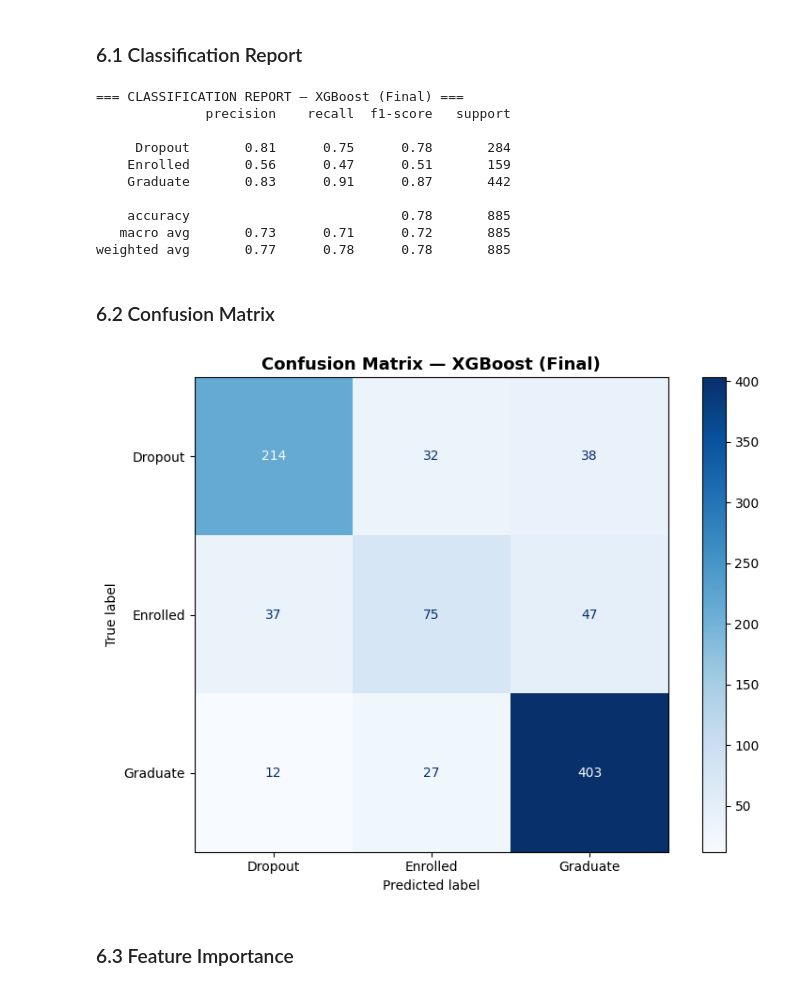
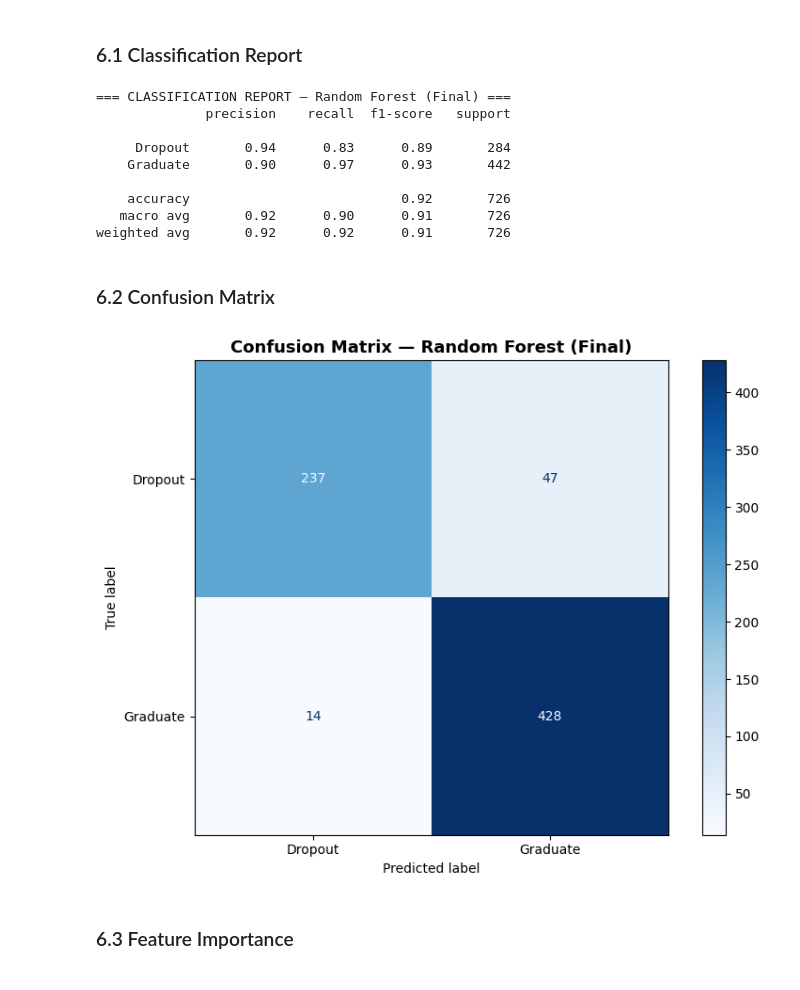
Before and after one commit to ftriara/fitriara_dicoding-submission-akhir, a Jupyter notebook: notebook.ipynb, the cells around one changed output. Saved outputs shown, nothing was run; the diff lists cells and outputs as text; code cells hidden in the pictures.

```diff
--- a/notebook.ipynb
+++ b/notebook.ipynb
@@ -435,9 +435,13 @@ df_prep[['Avg_approved', 'Avg_grade', 'Approval_rate', 'Financial_risk']].descri
 # Simpan clean data untuk dashboard
 df_prep.to_csv('clean_data.csv', index=False)
 
+# Hapus data dengan status Enrolled (Untuk modeling)
+df_prep = df_prep[df_prep['Status'] != 'Enrolled']
+
 # Encode target
 le = LabelEncoder()
 df_prep['Status_encoded'] = le.fit_transform(df_prep['Status'])
+
 print('Mapping kelas:', dict(zip(le.classes_, le.transform(le.classes_))))
 
 X = df_prep.drop(['Status', 'Status_encoded'], axis=1)
@@ -480,7 +483,7 @@ Name: count, dtype: int64
 ### 5.1 Baseline Models
 # %%
 models = {
-    'Random Forest': RandomForestClassifier(random_state=RANDOM_STATE, n_jobs=-1,class_weight='balanced'),
+    'Random Forest': RandomForestClassifier(random_state=RANDOM_STATE, n_jobs=-1),
     'XGBoost': XGBClassifier(random_state=RANDOM_STATE, eval_metric='mlogloss', verbosity=0)
 }
 
@@ -536,18 +538,21 @@ plt.show()
 # %%
 param_dist = {
-    'n_estimators': [100, 150, 200],
-    'max_depth': [3, 4, 6],
-    'learning_rate': [0.01, 0.05, 0.1],
-    'subsample': [0.7, 0.8, 1.0],
-    'colsample_bytree': [0.7, 0.8, 1.0],
-    'gamma': [0, 0.1, 0.3],
-    'min_child_weight': [1, 3, 5]
+    'n_estimators': [100, 200, 300],
+    'max_depth': [None, 5, 10, 20, 30],
+    'min_samples_split': [2, 5, 10, 20],
+    'min_samples_leaf': [1, 2, 4, 8],
+    'max_features': ['sqrt', 'log2', None]
 }
 
 cv = StratifiedKFold(n_splits=5, shuffle=True, random_state=RANDOM_STATE)
 
+rf = RandomForestClassifier(
+    random_state=RANDOM_STATE,
+    n_jobs=-1
+)
+
 random_search = RandomizedSearchCV(
-    estimator=XGBClassifier(random_state=RANDOM_STATE, eval_metric='mlogloss', verbosity=0),
+    estimator=rf,
     param_distributions=param_dist,
     n_iter=20,
     scoring='f1_weighted',
@@ -560,11 +565,12 @@ random_search = RandomizedSearchCV(
 random_search.fit(X_train, y_train)
 
 best_model = random_search.best_estimator_
+
 print("Best Params:", random_search.best_params_)
 
 y_pred_best = best_model.predict(X_test)
 
-print('XGBoost (Tuned)')
+print('Random Forest (Tuned)')
 print(f'Accuracy: {accuracy_score(y_test, y_pred_best):.4f}')
 print(f'F1-Weighted: {f1_score(y_test, y_pred_best, average="weighted"):.4f}')
 print(f'F1-Macro: {f1_score(y_test, y_pred_best, average="macro"):.4f}')
@@ -581,32 +587,31 @@ F1-Macro: 0.7204
 # %% [markdown]
 ### 6.1 Classification Report
 # %%
-print('=== CLASSIFICATION REPORT — XGBoost (Final) ===')
+print('=== CLASSIFICATION REPORT — Random Forest (Final) ===')
 print(classification_report(y_test, y_pred_best, target_names=le.classes_))
 # %% [output]
-=== CLASSIFICATION REPORT — XGBoost (Final) ===
+=== CLASSIFICATION REPORT — Random Forest (Final) ===
               precision    recall  f1-score   support
 
-     Dropout       0.81      0.75      0.78       284
-    Enrolled       0.56      0.47      0.51       159
-    Graduate       0.83      0.91      0.87       442
+     Dropout       0.94      0.83      0.89       284
+    Graduate       0.90      0.97      0.93       442
 
-    accuracy                           0.78       885
-   macro avg       0.73      0.71      0.72       885
-weighted avg       0.77      0.78      0.78       885
+    accuracy                           0.92       726
+   macro avg       0.92      0.90      0.91       726
+weighted avg       0.92      0.92      0.91       726
 # %% [markdown]
 ### 6.2 Confusion Matrix
 # %%
 cm = confusion_matrix(y_test, y_pred_best)
 
 fig, ax = plt.subplots(figsize=(8, 6))
 disp = ConfusionMatrixDisplay(confusion_matrix=cm, display_labels=le.classes_)
 disp.plot(ax=ax, colorbar=True, cmap='Blues')
-ax.set_title('Confusion Matrix — XGBoost (Final)', fontsize=13, fontweight='bold')
+ax.set_title('Confusion Matrix — Random Forest (Final)', fontsize=13, fontweight='bold')
 plt.tight_layout()
 plt.show()
 # %% [output]
-[figure, old version]
+[figure, new version]
 # %% [markdown]
 ### 6.3 Feature Importance
 # %%
```
Also changed, not shown: parts of 10 cells of this notebook, 3 other files.
